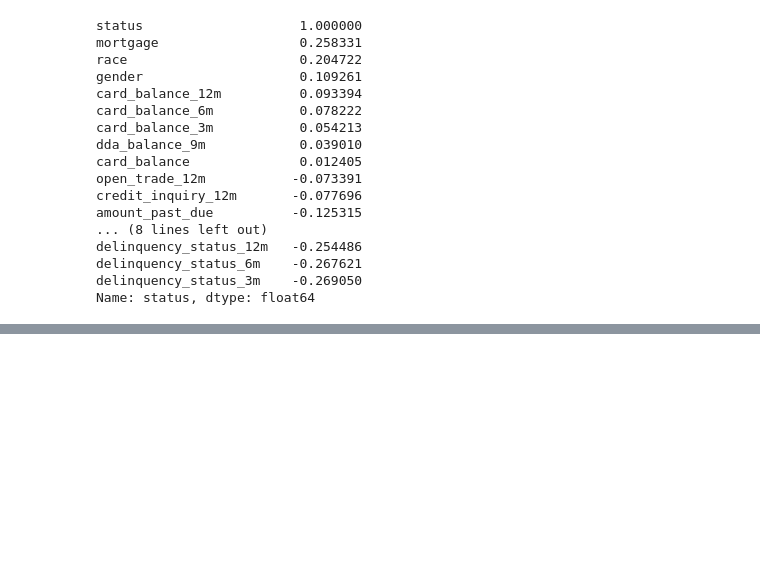
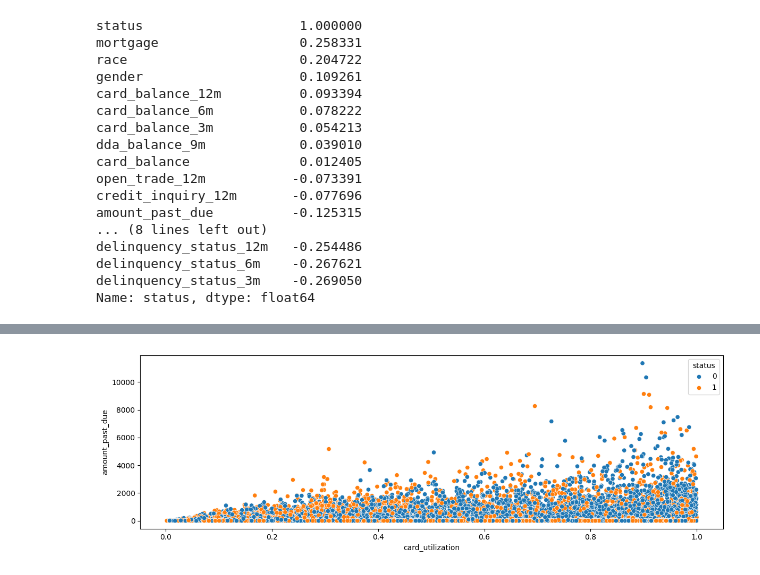
Before and after one commit to ostapenkovs/wells-fargo-case-study, a Jupyter notebook: notebooks/2_data_analysis.ipynb, the cells around one changed output, grey strips where cells are left out. Cells and saved outputs as stored; diff of their text form; code cells hidden in the pictures; blank space fills up the shorter version.

```diff
--- a/notebooks/2_data_analysis.ipynb
+++ b/notebooks/2_data_analysis.ipynb
@@ -424,0 +220,10 @@ temp[temp['assgn'].isin([2])]['status'].mean()
+# %%
+# relationship between card utilization and amount past due?
+# seems that samples with status =1 tend to have low amounts past due and/or low card util.
+fig, ax = plt.subplots(1, 1, figsize=(12, 4))
+sns.scatterplot(train, x='card_utilization', y='amount_past_due', hue='status', ax=ax)
+
+plt.tight_layout()
+plt.show()
+# %% [output]
+[figure, added]
```
Also changed, not shown: parts of 38 cells of this notebook, 4 other files.
